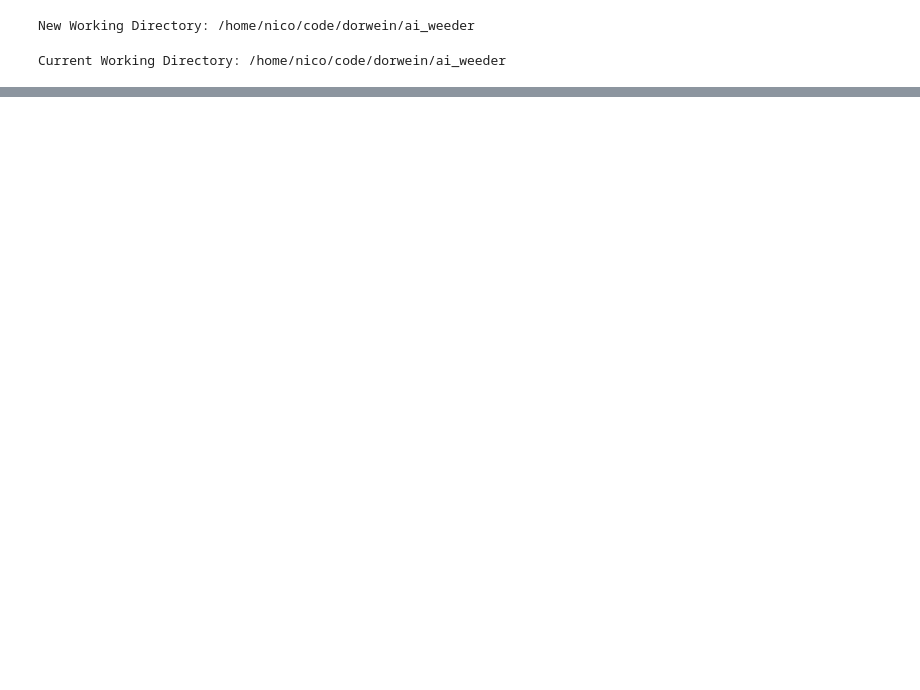
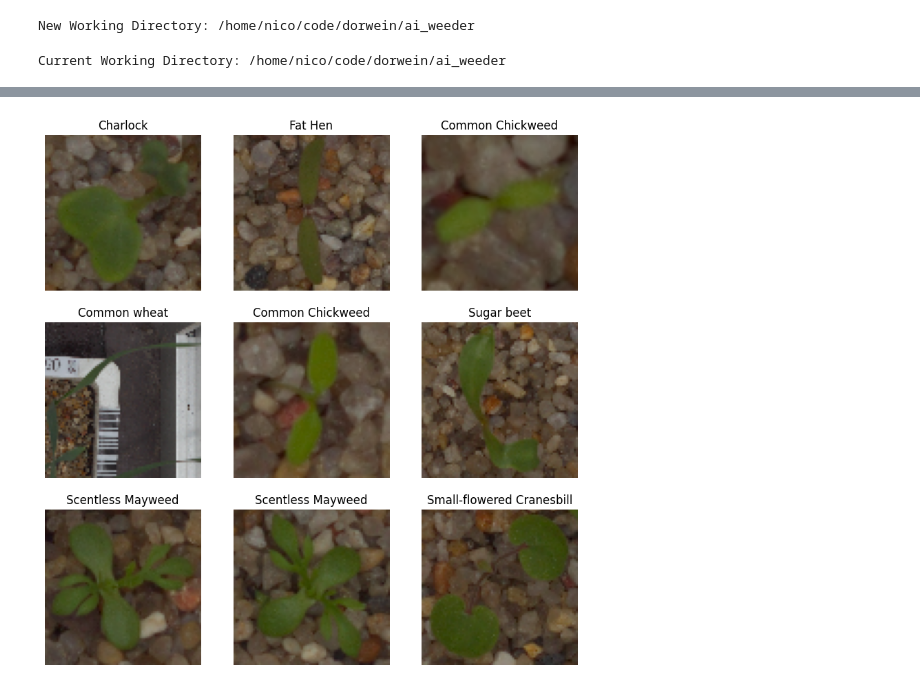
Before and after one commit to dorwein/ai_weeder, a Jupyter notebook: notebooks/notebook_nb2.ipynb, the cells around one changed output, grey strips where cells are left out. Cells and saved outputs as stored; diff of their text form; code cells hidden in the pictures; blank space fills up the shorter version.

Commit message:
updated notebook with CIELUV

```diff
--- a/notebooks/notebook_nb2.ipynb
+++ b/notebooks/notebook_nb2.ipynb
@@ -71,12 +98,0 @@ Labels shape: (32,)
-# %%
-import matplotlib.pyplot as plt
-
-# Plotting some examples from the training dataset
-plt.figure(figsize=(10, 10))
-for images, labels in train_dataset.take(1):
-    for i in range(9):
-        ax = plt.subplot(3, 3, i + 1)
-        plt.imshow(images[i].numpy().astype("uint8"))
-        plt.title(class_names[labels[i]])
-        plt.axis("off")
-plt.show()
@@ -105,0 +127,9 @@ plt.show()
+# %%
+# Apply CIELUV distance augmentation to the datasets
+train_dataset_with_distance = add_cieluv_distance_to_dataset(train_dataset)
+val_dataset_with_distance = add_cieluv_distance_to_dataset(val_dataset)
+
+# Check some properties of the dataset
+for images, labels in train_dataset_with_distance.take(1):
+    print(f"Images shape: {images.shape}")
+    print(f"Labels shape: {labels.shape}")
@@ -105,0 +140,17 @@ plt.show()
+# %%
+# Function to display images with CIELUV distance channels
+def plot_images_from_dataset(dataset, class_names, num_images=9):
+    plt.figure(figsize=(10, 10))
+    for images, labels in dataset.take(1):
+        for i in range(num_images):
+            ax = plt.subplot(3, 3, i + 1)
+            image_rgb = images[i, :, :, :3]  # Slice the RGB channels
+            plt.imshow(image_rgb.numpy().astype("uint8"))
+            plt.title(class_names[labels[i].numpy()])
+            plt.axis("off")
+    plt.show()
+
+# Plot examples from the training dataset with CIELUV distance
+plot_images_from_dataset(train_dataset_with_distance, class_names)
+# %% [output]
+[figure, added]
```
Also changed, not shown: parts of 28 cells of this notebook.
